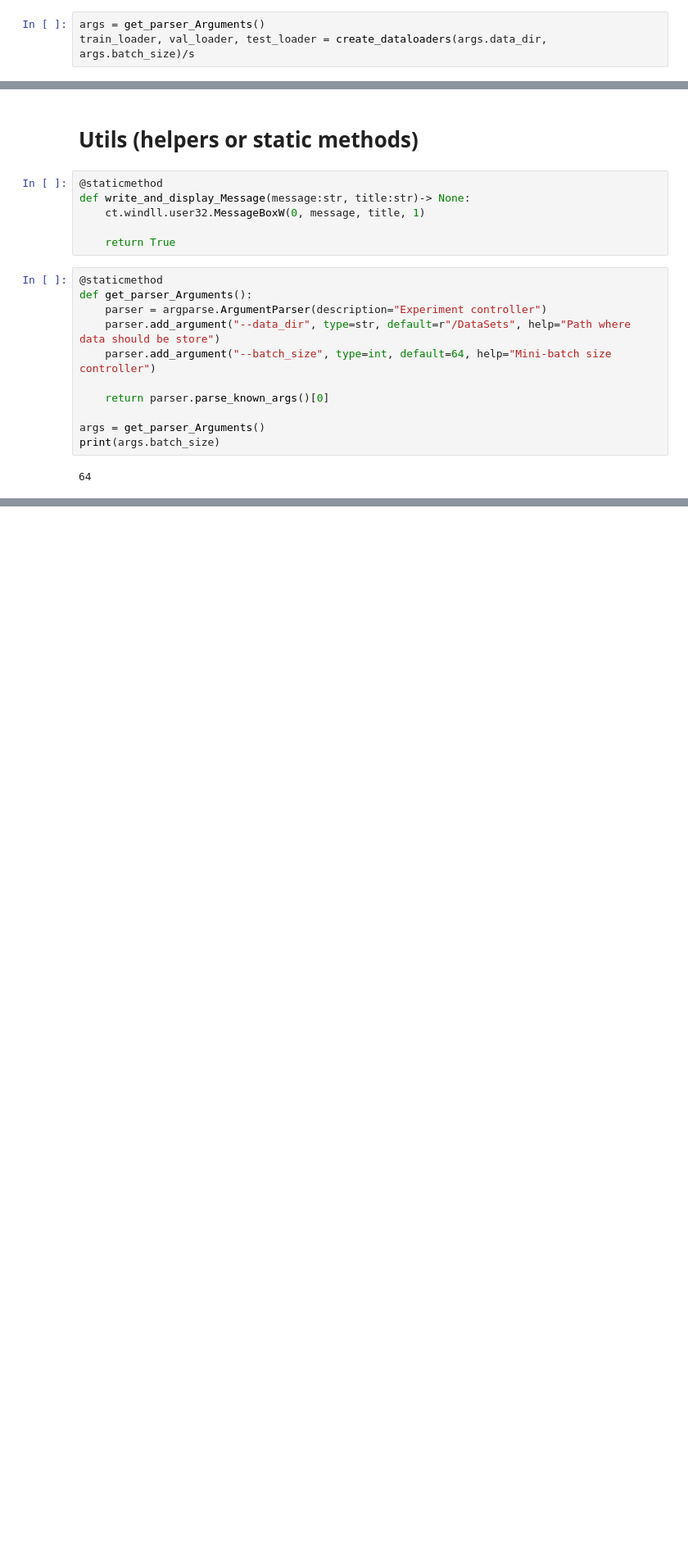
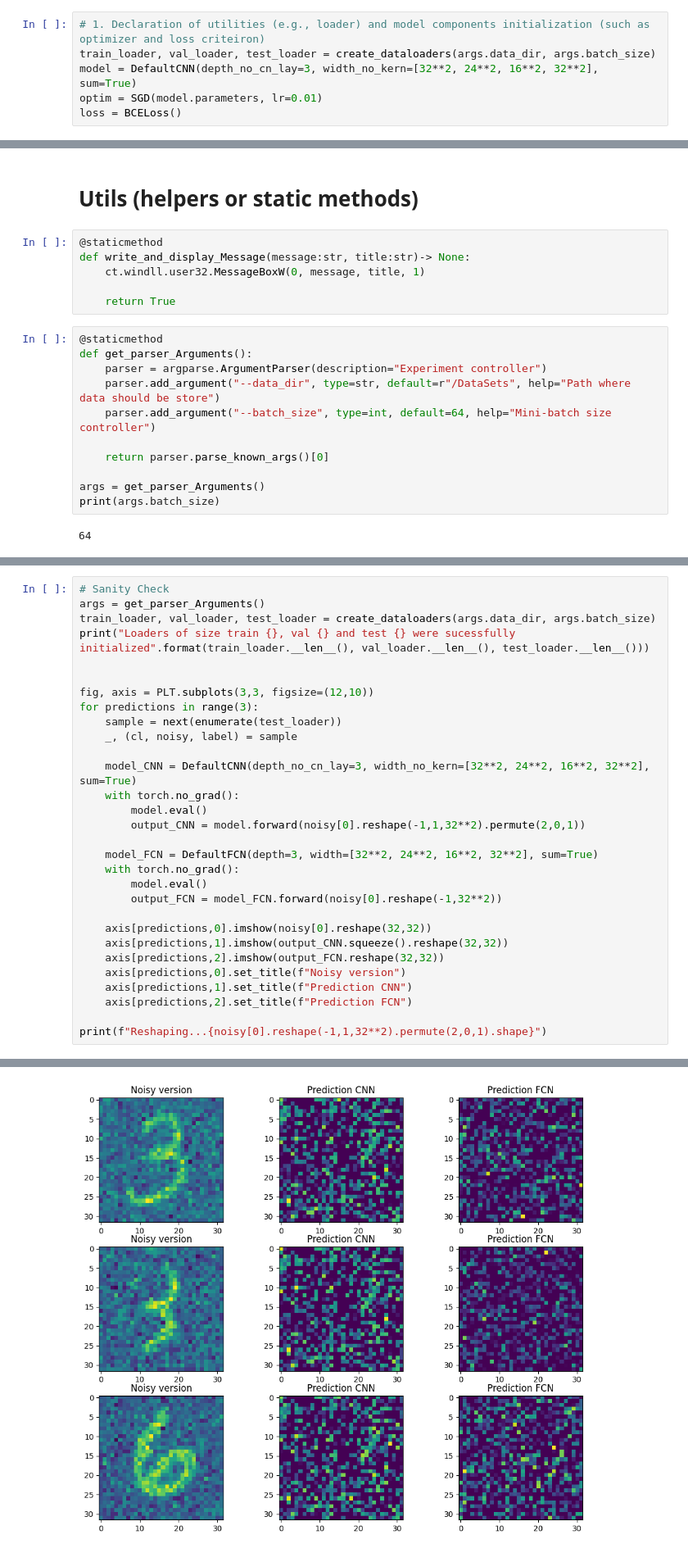
Before and after one commit to Christian-Stefan/Audio-Source-Localization-and-Isolation-using-CNN, a Jupyter notebook: assign1_part_1.ipynb, the cells around one changed output, grey strips where cells are left out. Shown at 82% size. Cells and saved outputs as stored; diff of their text form; blank space fills up the shorter version.

```diff
--- a/assign1_part_1.ipynb
+++ b/assign1_part_1.ipynb
@@ -111,5 +131,8 @@ Non-trainable params: 0
 # %% [markdown]
 #### Training
 # %%
-args = get_parser_Arguments()
-train_loader, val_loader, test_loader = create_dataloaders(args.data_dir, args.batch_size)/s
+# 1. Declaration of utilities (e.g., loader) and model components initialization (such as optimizer and loss criteiron)
+train_loader, val_loader, test_loader = create_dataloaders(args.data_dir, args.batch_size)
+model = DefaultCNN(depth_no_cn_lay=3, width_no_kern=[32**2, 24**2, 16**2, 32**2], sum=True)
+optim = SGD(model.parameters, lr=0.01)
+loss = BCELoss()
@@ -138,0 +162,31 @@ print(args.batch_size)
+# %%
+# Sanity Check
+args = get_parser_Arguments()
+train_loader, val_loader, test_loader = create_dataloaders(args.data_dir, args.batch_size)
+print("Loaders of size train {}, val {} and test {} were sucessfully initialized".format(train_loader.__len__(), val_loader.__len__(), test_loader.__len__()))
+
+
+fig, axis = PLT.subplots(3,3, figsize=(12,10))
+for predictions in range(3):
+    sample = next(enumerate(test_loader))
+    _, (cl, noisy, label) = sample
+
+    model_CNN = DefaultCNN(depth_no_cn_lay=3, width_no_kern=[32**2, 24**2, 16**2, 32**2], sum=True)
+    with torch.no_grad():
+        model.eval()
+        output_CNN = model.forward(noisy[0].reshape(-1,1,32**2).permute(2,0,1))
+
+    model_FCN = DefaultFCN(depth=3, width=[32**2, 24**2, 16**2, 32**2], sum=True)
+    with torch.no_grad():
+        model.eval()
+        output_FCN = model_FCN.forward(noisy[0].reshape(-1,32**2))
+
+    axis[predictions,0].imshow(noisy[0].reshape(32,32))
+    axis[predictions,1].imshow(output_CNN.squeeze().reshape(32,32))
+    axis[predictions,2].imshow(output_FCN.reshape(32,32))
+    axis[predictions,0].set_title(f"Noisy version")
+    axis[predictions,1].set_title(f"Prediction CNN")
+    axis[predictions,2].set_title(f"Prediction FCN")
+
+print(f"Reshaping...{noisy[0].reshape(-1,1,32**2).permute(2,0,1).shape}")
+# %% [output]
@@ -138,0 +210 @@ print(args.batch_size)
+[figure, added]
```
Also changed, not shown: parts of 10 cells of this notebook, 2 other files.
